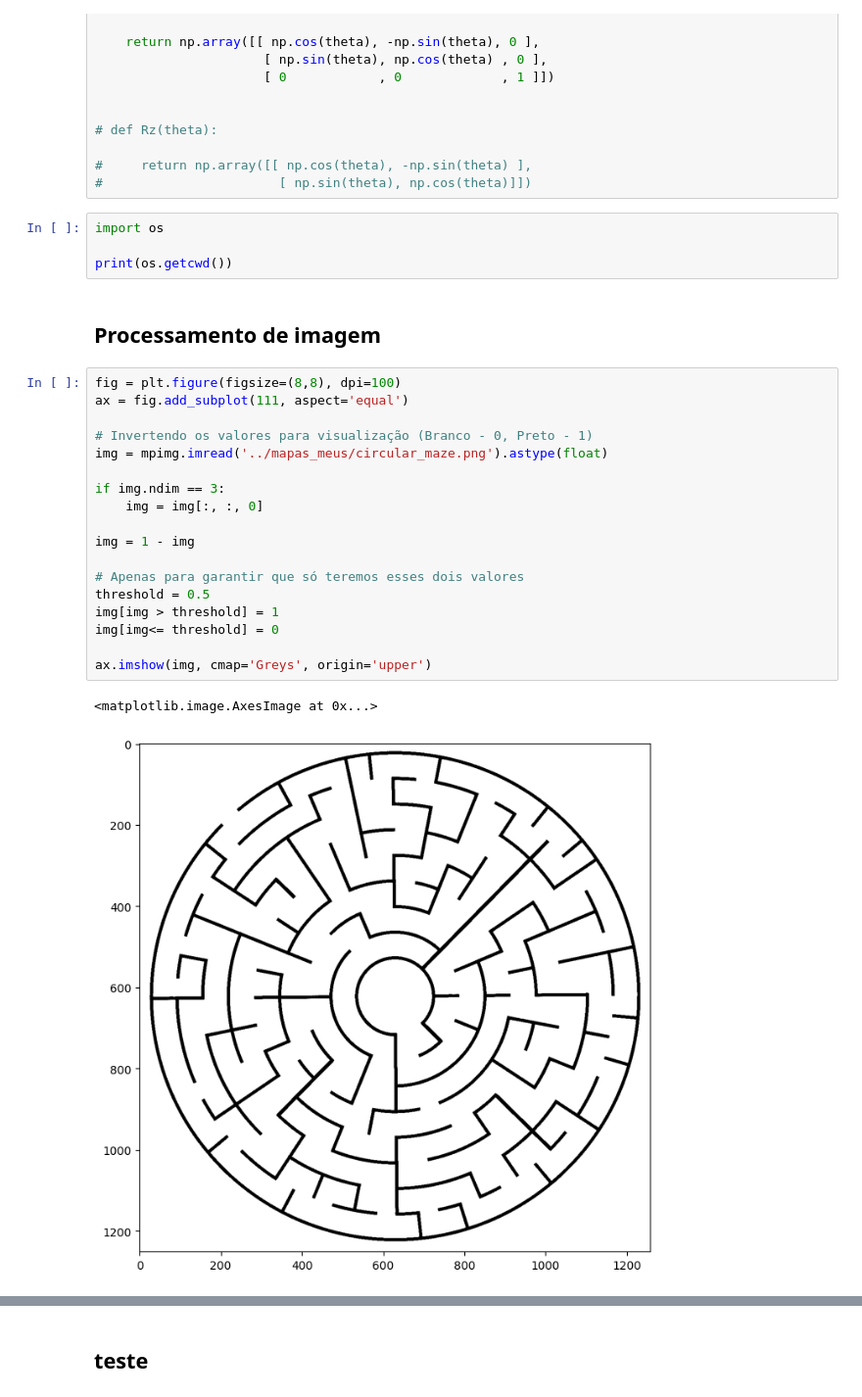
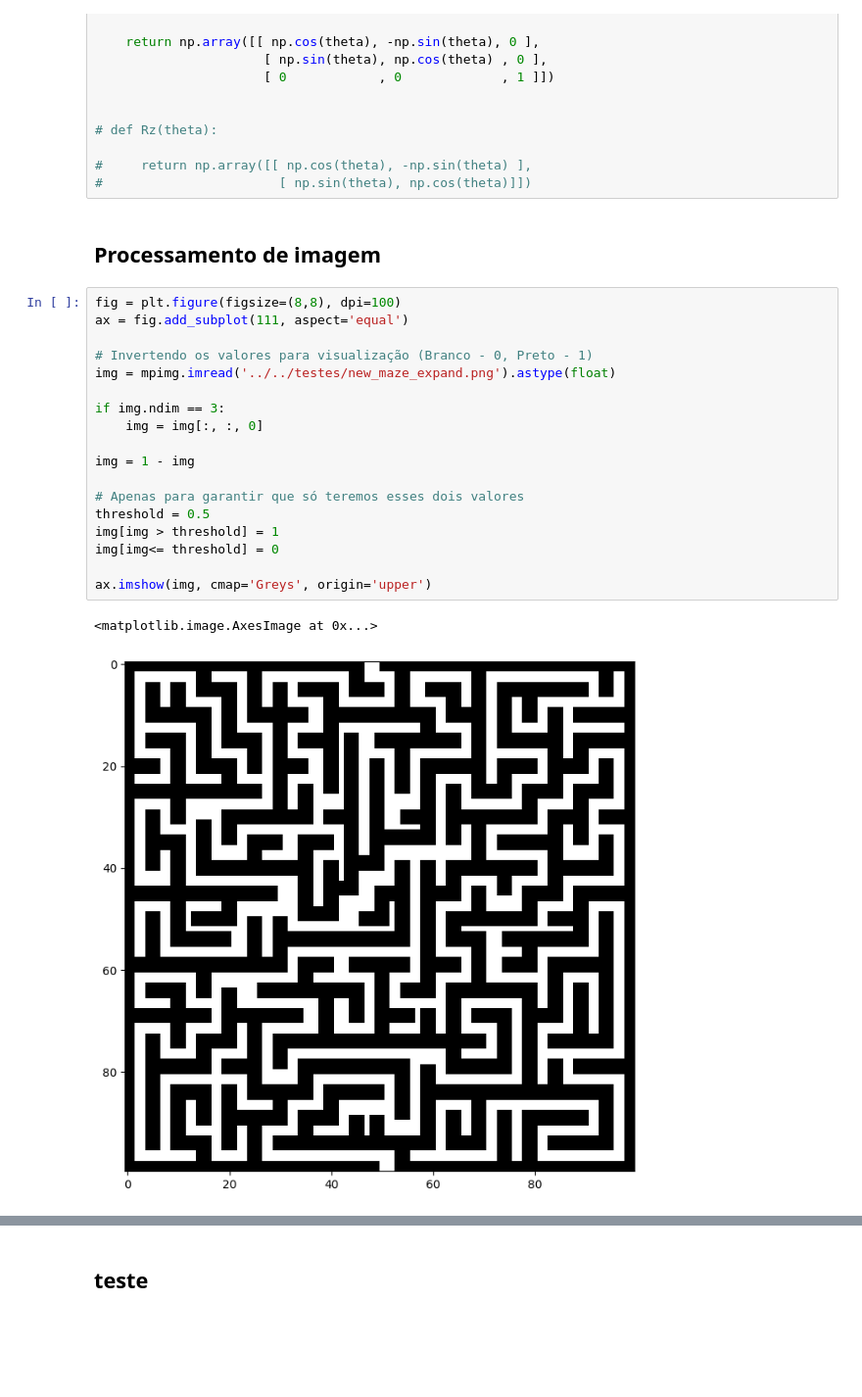
Before and after one commit to rafaelos134/RoboticaMovel, a Jupyter notebook: tp2/src/1_Roadmap/main_Roadmap.ipynb, the cells around one changed output, grey strips where cells are left out. Shown: that part at 98% size. Drawn from its saved outputs; the diff is of its cells as text; blank space fills up the shorter version.

```diff
--- a/tp2/src/1_Roadmap/main_Roadmap.ipynb
+++ b/tp2/src/1_Roadmap/main_Roadmap.ipynb
@@ -19,32 +19,28 @@ def Rz(theta):
 
 #     return np.array([[ np.cos(theta), -np.sin(theta) ],
 #                       [ np.sin(theta), np.cos(theta)]])
-# %%
-import os
-
-print(os.getcwd())
 # %% [markdown]
 ## Processamento de imagem
 # %%
 fig = plt.figure(figsize=(8,8), dpi=100)
 ax = fig.add_subplot(111, aspect='equal')
 
 # Invertendo os valores para visualização (Branco - 0, Preto - 1)
-img = mpimg.imread('../mapas_meus/circular_maze.png').astype(float)
+img = mpimg.imread('../../testes/new_maze_expand.png').astype(float)
 
 if img.ndim == 3:
     img = img[:, :, 0]
 
 img = 1 - img
 
 # Apenas para garantir que só teremos esses dois valores
 threshold = 0.5
 img[img > threshold] = 1
 img[img<= threshold] = 0
 
 ax.imshow(img, cmap='Greys', origin='upper')
 # %% [output]
 <matplotlib.image.AxesImage at 0x...>
-[figure, old version]
+[figure, new version]
 # %%
 # Dimensões do mapa informado em metros (X, Y)
```
Also changed, not shown: parts of 22 cells of this notebook, 8 other files.
